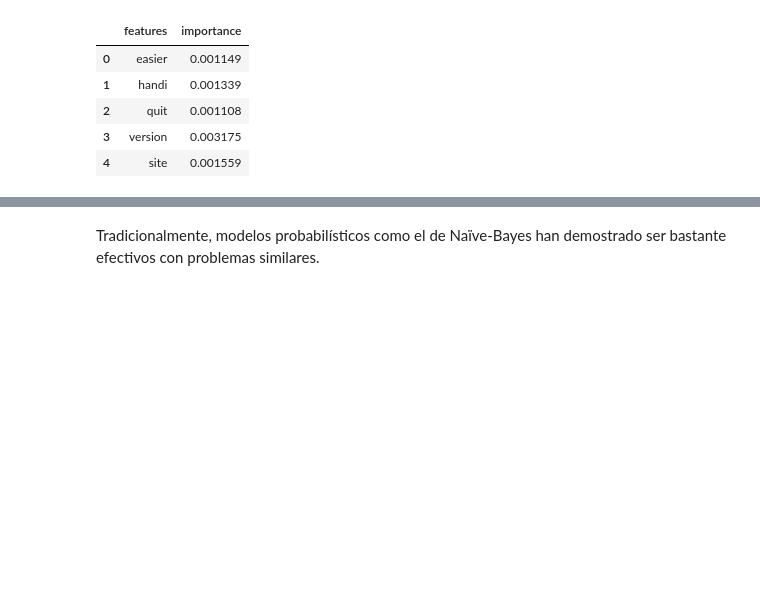
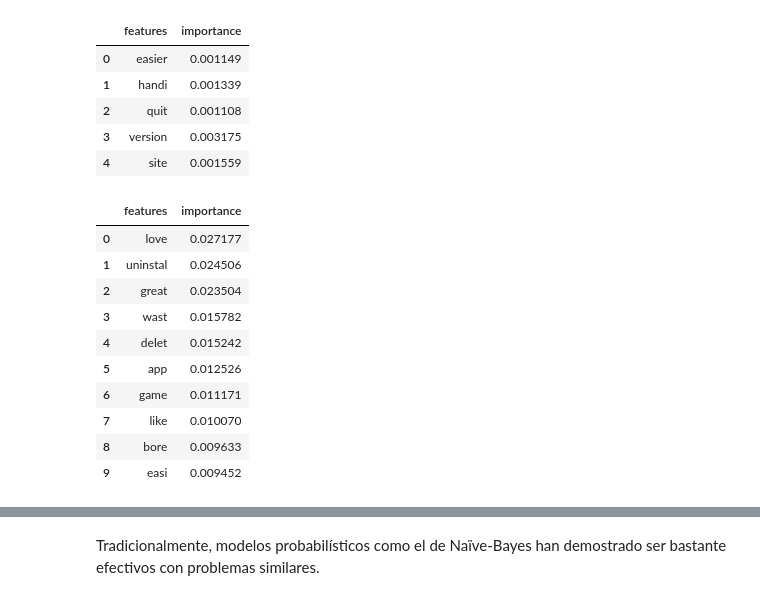
Before and after one commit to angelbujalance/MAME_PEC, a Jupyter notebook: 20221_M2.855_PEC3_Enunciado.ipynb, the cells around one changed output, grey strips where cells are left out. Saved outputs shown, nothing was run; the diff lists cells and outputs as text; code cells hidden in the pictures; blank space fills up the shorter version.

```diff
--- a/20221_M2.855_PEC3_Enunciado.ipynb
+++ b/20221_M2.855_PEC3_Enunciado.ipynb
@@ -1490,0 +1472,20 @@ dat_df.head()
+# %%
+# selecciono las features con mayor importancia
+# las que tienen un valor más alto en importance
+
+feat_imp = dat_df.sort_values(by=['importance'], ignore_index=True, ascending=False).iloc[:10]
+feat_imp
+# REFERENCES
+# https://scikit-learn.org/stable/modules/generated/sklearn.ensemble.RandomForestClassifier.html#sklearn.ensemble.RandomForestClassifier.feature_importances_
+# %% [output]
+|  | features | importance |
+| 0 | love | 0.027177 |
+| 1 | uninstal | 0.024506 |
+| 2 | great | 0.023504 |
+| 3 | wast | 0.015782 |
+| 4 | delet | 0.015242 |
+| 5 | app | 0.012526 |
+| 6 | game | 0.011171 |
+| 7 | like | 0.010070 |
+| 8 | bore | 0.009633 |
+| 9 | easi | 0.009452 |
```
Also changed, not shown: parts of 6 cells of this notebook.
